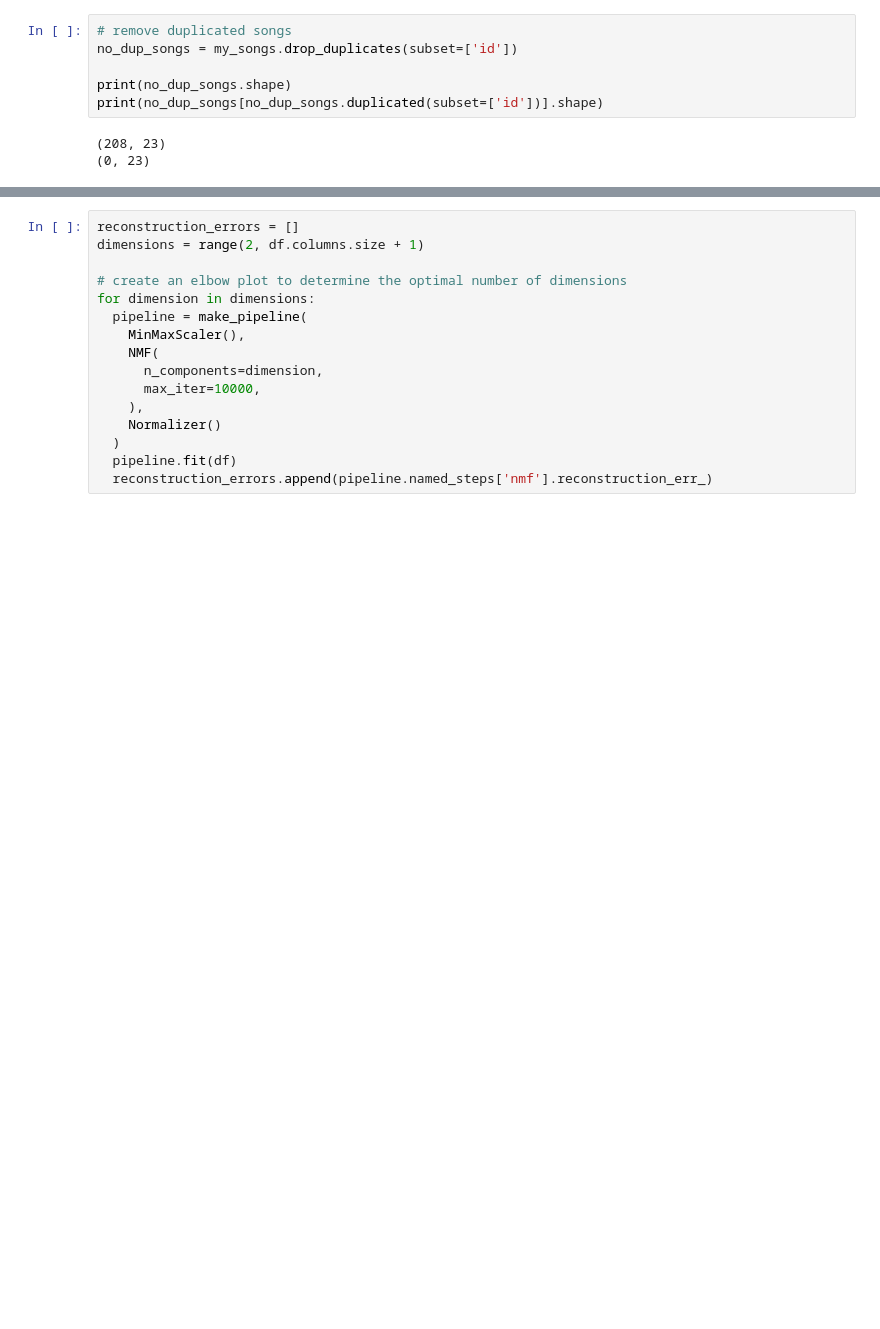
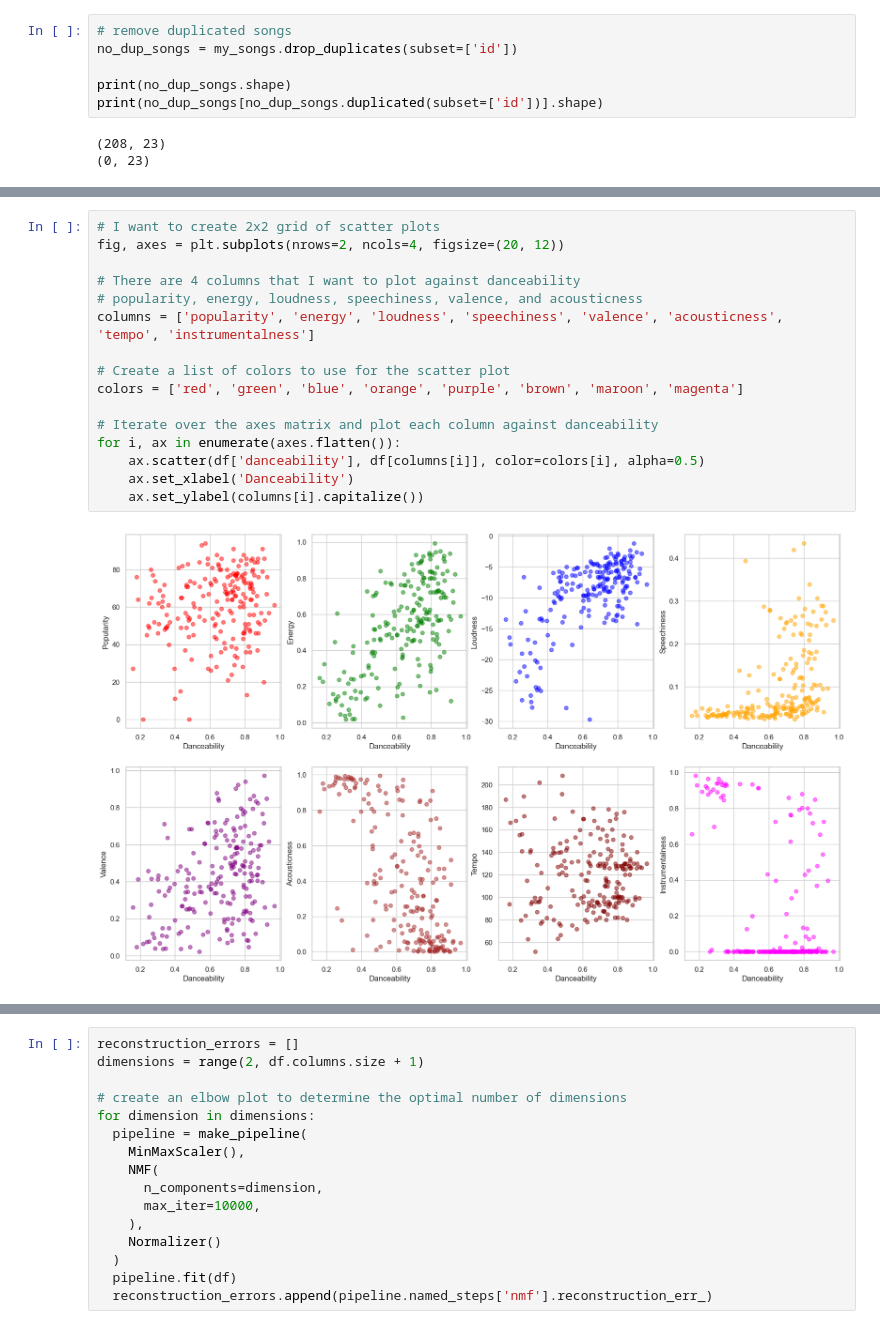
Before and after one commit to bsraya/data-science-portfolio, a Jupyter notebook: nmf.ipynb, the cells around one changed output, grey strips where cells are left out. Cells and saved outputs as stored; diff of their text form; blank space fills up the shorter version.

```diff
--- a/nmf.ipynb
+++ b/nmf.ipynb
@@ -36,0 +68,18 @@ df.head()
+# %%
+# I want to create 2x2 grid of scatter plots
+fig, axes = plt.subplots(nrows=2, ncols=4, figsize=(20, 12))
+
+# There are 4 columns that I want to plot against danceability
+# popularity, energy, loudness, speechiness, valence, and acousticness
+columns = ['popularity', 'energy', 'loudness', 'speechiness', 'valence', 'acousticness', 'tempo', 'instrumentalness']
+
+# Create a list of colors to use for the scatter plot
+colors = ['red', 'green', 'blue', 'orange', 'purple', 'brown', 'maroon', 'magenta']
+
+# Iterate over the axes matrix and plot each column against danceability
+for i, ax in enumerate(axes.flatten()):
+    ax.scatter(df['danceability'], df[columns[i]], color=colors[i], alpha=0.5)
+    ax.set_xlabel('Danceability')
+    ax.set_ylabel(columns[i].capitalize())
+# %% [output]
+[figure, added]
```
Also changed, not shown: parts of 23 cells of this notebook, 1 other file.
